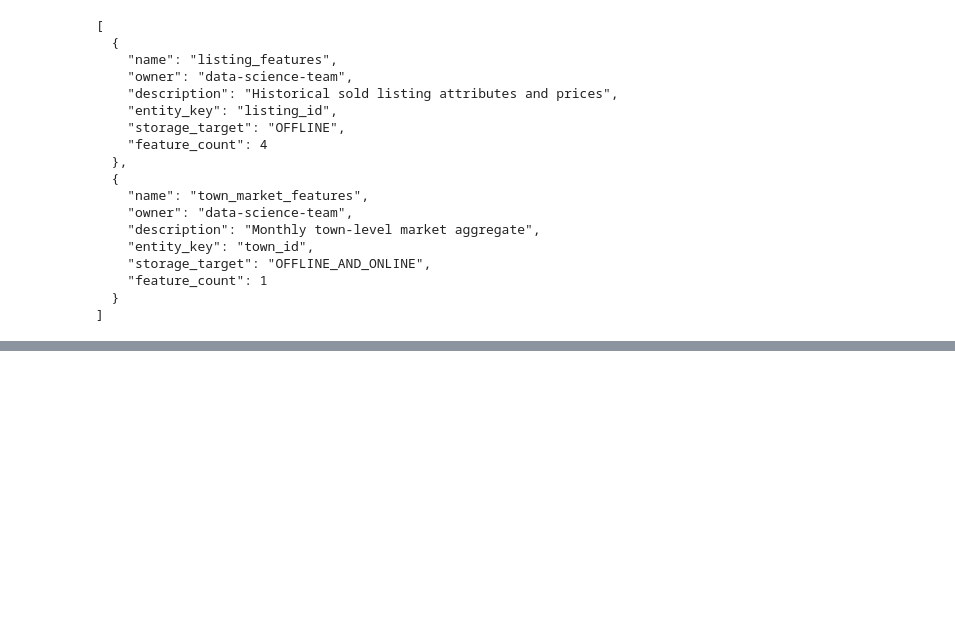
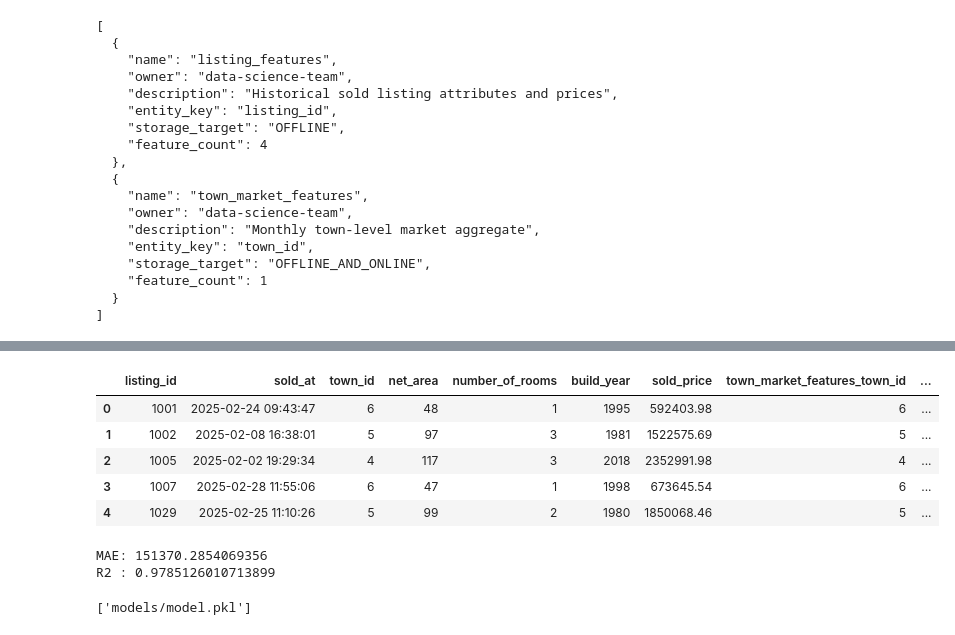
Before and after one commit to fedaipaca/kitefs-examples, a Jupyter notebook: training/price_prediction.ipynb, the cells around one changed output, grey strips where cells are left out. Drawn from its saved outputs; the diff is of its cells as text; code cells hidden in the pictures; blank space fills up the shorter version.

```diff
--- a/training/price_prediction.ipynb
+++ b/training/price_prediction.ipynb
@@ -37,0 +354,47 @@ store.list_feature_groups()
+# %%
+training_df.head()
+# %% [output]
+|  | listing_id | sold_at | town_id | net_area | number_of_rooms | build_year | sold_price | town_market_features_town_id | ... |
+| 0 | 1001 | 2025-02-24 09:43:47 | 6 | 48 | 1 | 1995 | 592403.98 | 6 | ... |
+| 1 | 1002 | 2025-02-08 16:38:01 | 5 | 97 | 3 | 1981 | 1522575.69 | 5 | ... |
+| 2 | 1005 | 2025-02-02 19:29:34 | 4 | 117 | 3 | 2018 | 2352991.98 | 4 | ... |
+| 3 | 1007 | 2025-02-28 11:55:06 | 6 | 47 | 1 | 1998 | 673645.54 | 6 | ... |
+| 4 | 1029 | 2025-02-25 11:10:26 | 5 | 99 | 2 | 1980 | 1850068.46 | 5 | ... |
+# %%
+FEATURE_COLUMNS = [
+    "net_area",
+    "number_of_rooms",
+    "build_year",
+    "town_market_features_avg_price_per_sqm",
+]
+LABEL_COLUMN = "sold_price"
+
+X = training_df[FEATURE_COLUMNS]
+y = training_df[LABEL_COLUMN]
+
+from sklearn.ensemble import RandomForestRegressor
+from sklearn.model_selection import train_test_split
+
+X_train, X_test, y_train, y_test = train_test_split(
+    X, y, test_size=0.2, random_state=42
+)
+
+model = RandomForestRegressor(random_state=42)
+model.fit(X_train, y_train)
+
+from sklearn.metrics import mean_absolute_error, r2_score
+
+predictions = model.predict(X_test)
+
+print("MAE:", mean_absolute_error(y_test, predictions))
+print("R2 :", r2_score(y_test, predictions))
+
+import joblib
+from pathlib import Path
+
+Path("models").mkdir(exist_ok=True)
+joblib.dump(model, "models/model.pkl")
+# %% [output]
+MAE: 151370.2854069356
+R2 : 0.9785126010713899
+['models/model.pkl']
```
Also changed, not shown: parts of 30 cells of this notebook, 15 other files.
